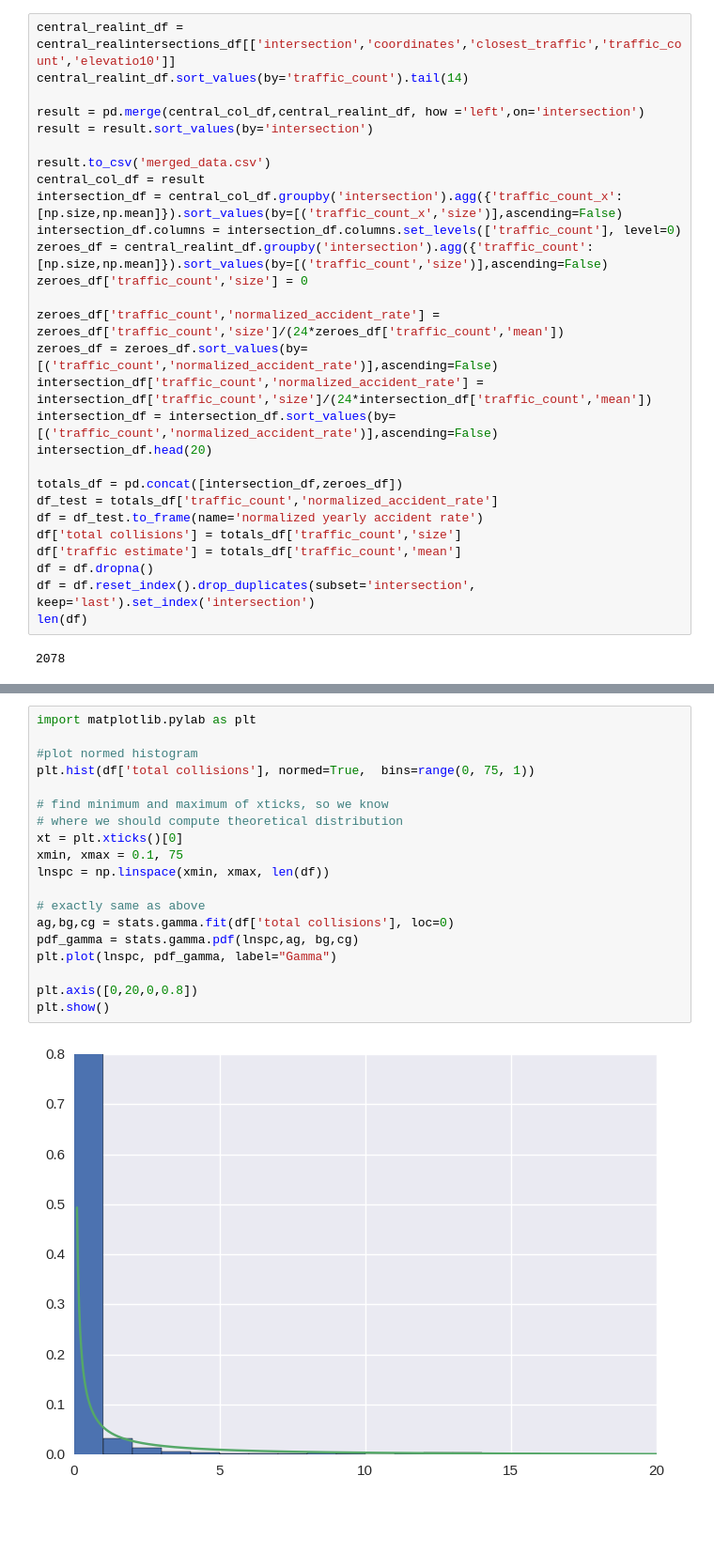
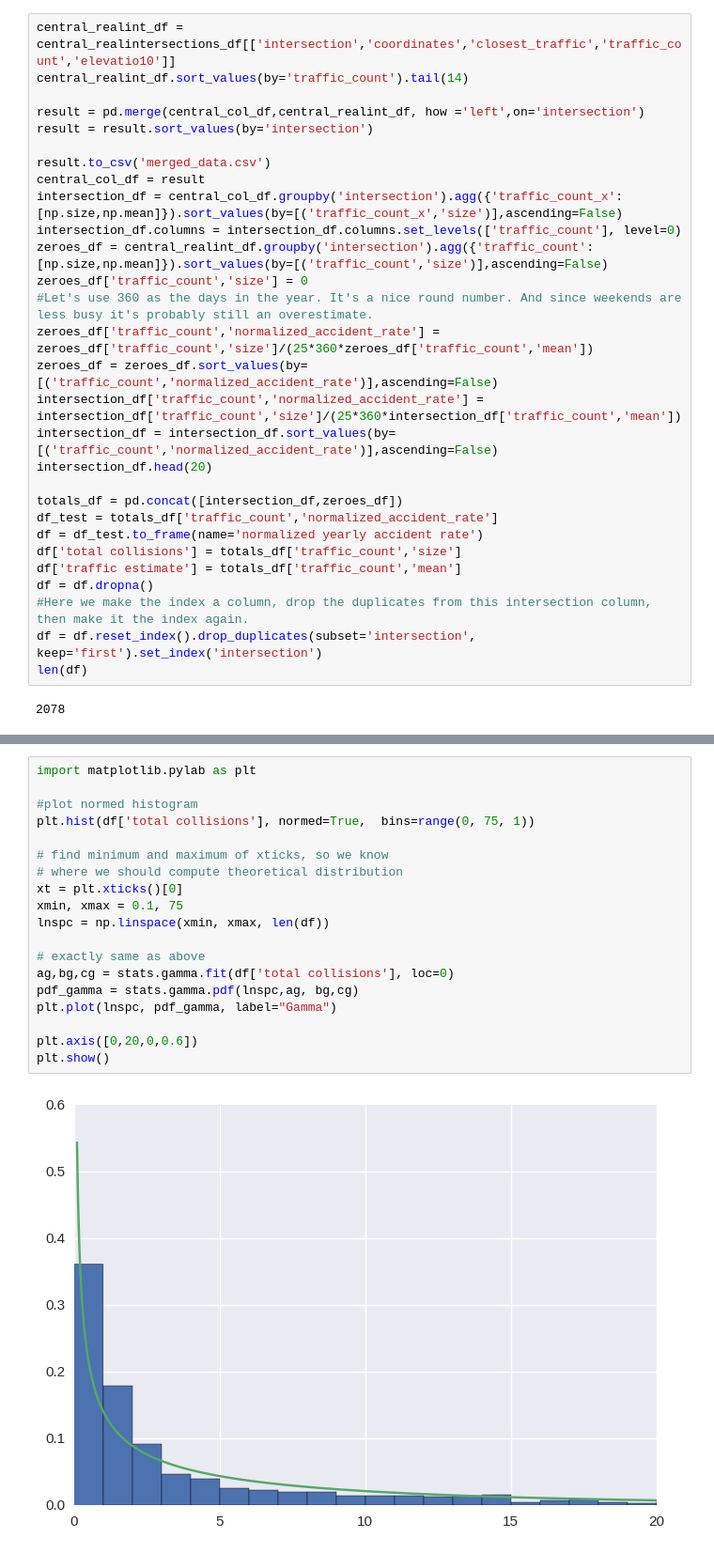
Before and after one commit to farfan92/SpringBoard-, a Jupyter notebook: CyclingProject.ipynb, the cells around one changed output, grey strips where cells are left out. Shown: that part at 94% size. Cells and saved outputs as stored; diff of their text form; blank space fills up the shorter version.

```diff
--- a/CyclingProject.ipynb
+++ b/CyclingProject.ipynb
@@ -384,10 +390,10 @@ intersection_df = central_col_df.groupby('intersection').agg({'traffic_count_x':
 intersection_df.columns = intersection_df.columns.set_levels(['traffic_count'], level=0)
 zeroes_df = central_realint_df.groupby('intersection').agg({'traffic_count':[np.size,np.mean]}).sort_values(by=[('traffic_count','size')],ascending=False)
 zeroes_df['traffic_count','size'] = 0
-
-zeroes_df['traffic_count','normalized_accident_rate'] = zeroes_df['traffic_count','size']/(24*zeroes_df['traffic_count','mean'])
+#Let's use 360 as the days in the year. It's a nice round number. And since weekends are less busy it's probably still an overestimate.
+zeroes_df['traffic_count','normalized_accident_rate'] = zeroes_df['traffic_count','size']/(25*360*zeroes_df['traffic_count','mean'])
 zeroes_df = zeroes_df.sort_values(by=[('traffic_count','normalized_accident_rate')],ascending=False)
-intersection_df['traffic_count','normalized_accident_rate'] = intersection_df['traffic_count','size']/(24*intersection_df['traffic_count','mean'])
+intersection_df['traffic_count','normalized_accident_rate'] = intersection_df['traffic_count','size']/(25*360*intersection_df['traffic_count','mean'])
 intersection_df = intersection_df.sort_values(by=[('traffic_count','normalized_accident_rate')],ascending=False)
 intersection_df.head(20)
 
@@ -397,7 +403,8 @@ df = df_test.to_frame(name='normalized yearly accident rate')
 df['total collisions'] = totals_df['traffic_count','size']
 df['traffic estimate'] = totals_df['traffic_count','mean']
 df = df.dropna()
-df = df.reset_index().drop_duplicates(subset='intersection', keep='last').set_index('intersection')
+#Here we make the index a column, drop the duplicates from this intersection column, then make it the index again.
+df = df.reset_index().drop_duplicates(subset='intersection', keep='first').set_index('intersection')
 len(df)
 # %% [output]
 2078
@@ -449,21 +466,21 @@ sns.distplot(df["total collisions"], fit=stats.expon,  bins=range(0, 75, 1), kde
 # %%
 import matplotlib.pylab as plt
 
 #plot normed histogram
 plt.hist(df['total collisions'], normed=True,  bins=range(0, 75, 1))
 
 # find minimum and maximum of xticks, so we know
 # where we should compute theoretical distribution
 xt = plt.xticks()[0]
 xmin, xmax = 0.1, 75
 lnspc = np.linspace(xmin, xmax, len(df))
 
 # exactly same as above
 ag,bg,cg = stats.gamma.fit(df['total collisions'], loc=0)
 pdf_gamma = stats.gamma.pdf(lnspc,ag, bg,cg)
 plt.plot(lnspc, pdf_gamma, label="Gamma")
 
-plt.axis([0,20,0,0.8])
+plt.axis([0,20,0,0.6])
 plt.show()
 # %% [output]
-[figure, old version]
+[figure, new version]
```
Also changed, not shown: parts of 22 cells of this notebook.
